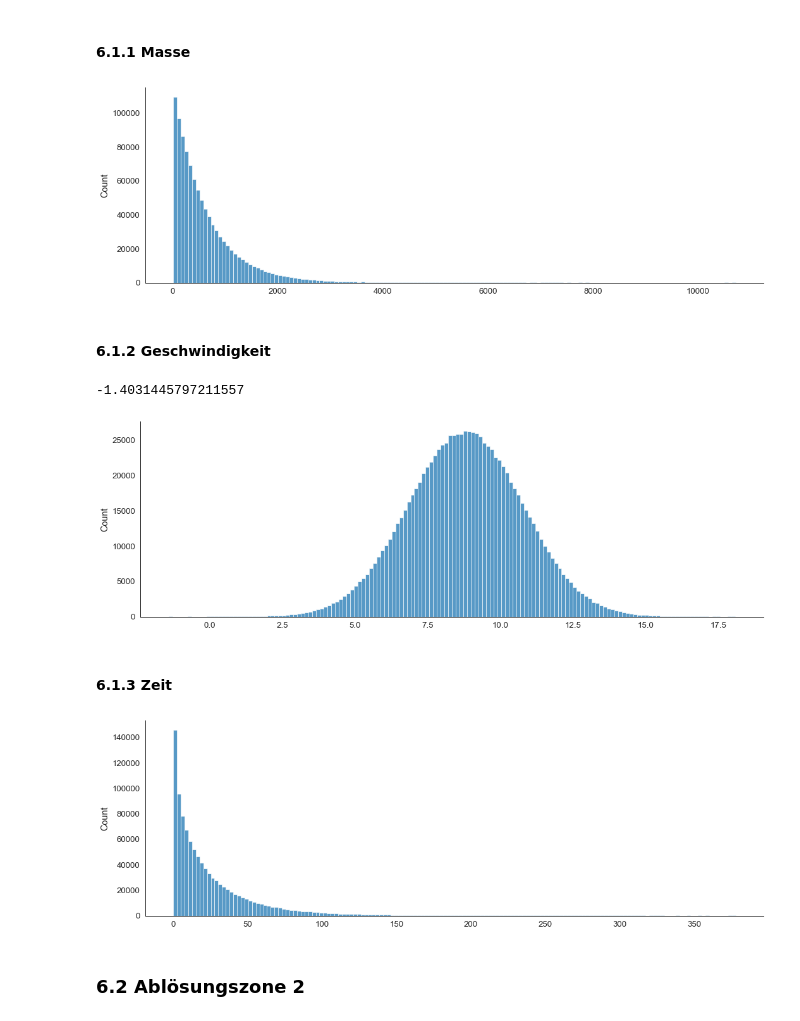
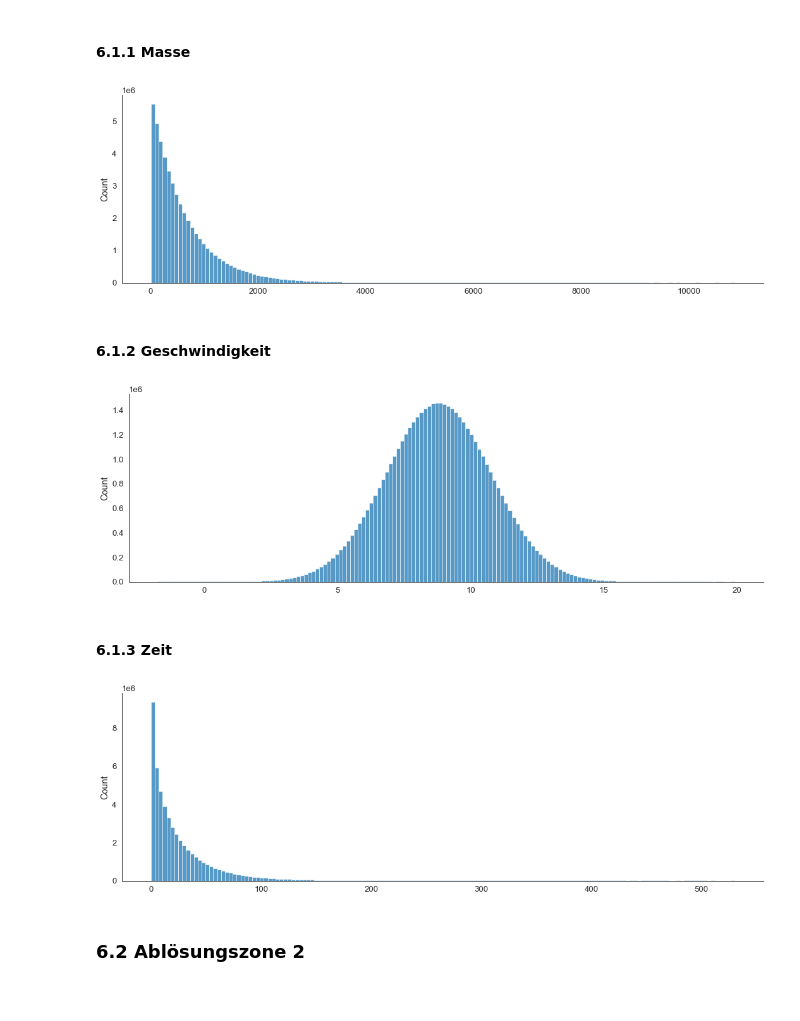
Before and after one commit to 7ben18/FHNW_Steinschlagrisiko, a Jupyter notebook: FHNW_Steinschlagrisiko.ipynb, the cells around one changed output. Cells and saved outputs as stored; diff of their text form; code cells hidden in the pictures.

```diff
--- a/FHNW_Steinschlagrisiko.ipynb
+++ b/FHNW_Steinschlagrisiko.ipynb
@@ -584,7 +481,10 @@ cdf_function(df_Zeitabstand_2, 0, "Zeitabstand [h]", "exponpow")
 ## 6. Simulation von Masse, Geschwindigkeit und Zeit
 # %%
 # Anzahl Daten für die Simulationen
-sim_size = 1000000
+sim_size1 = 50_000_000
+sim_size2 = round(sim_size1 / 3)
+
+np.random.seed(seed=5)
 # %%
 def plotDistr(dataframe, x_val):
     sns.set_style('white')
@@ -595,45 +495,33 @@ def plotDistr(dataframe, x_val):
 # %% [markdown]
 #### 6.1.1 Masse
 # %%
-# {'cauchy': {'loc': 313.1732540199847, 'scale': 188.98367020559948}}
-# Exponentialversteilung:
-# (12.0, 616.6323529411765)
-
-loc, scale = 12.0, 616.6323529411765
-sim_mass_zone1 = stats.expon.rvs(loc, scale, sim_size)
-
+loc, scale = get_fitted_par(df1, "Masse [kg]", "expon")
+sim_mass_zone1 = stats.expon.rvs(loc, scale, sim_size1)
 df_sim_mass_zone1 = pd.DataFrame(sim_mass_zone1)
 
 plotDistr(df_sim_mass_zone1, sim_mass_zone1)
 # %% [output]
-[figure, old version]
+[figure, new version]
 # %% [markdown]
 #### 6.1.2 Geschwindigkeit
 # %%
-# {'norm': {'loc': 8.788235294117646, 'scale': 1.9745088303442118}}
-loc, scale = 8.788235294117646, 1.9745088303442118
-sim_speed_zone1 = stats.norm.rvs(loc, scale, sim_size)
-
+loc, scale = get_fitted_par(df1, "Geschwindigkeit [m/s]", "norm")
+sim_speed_zone1 = stats.norm.rvs(loc, scale, sim_size1)
 df_sim_speed_zone1 = pd.DataFrame(sim_speed_zone1)
 
 plotDistr(df_sim_speed_zone1, sim_speed_zone1)
-
-print(min(sim_speed_zone1))
 # %% [output]
--1.4031445797211557
-[figure, old version]
+[figure, new version]
 # %% [markdown]
 #### 6.1.3 Zeit
 # %%
-# {'gamma': {'a': 0.7720943018929209, 'loc': -2.1070777126863917e-25, 'scale': 32.180388904581854}}
-a, loc, scale = 0.7720943018929209, -2.1070777126863917e-25, 32.180388904581854
-sim_time_zone1 = stats.gamma.rvs(a, loc, scale, sim_size)
-
+a, loc, scale = get_fitted_par(df_Zeitabstand_1, 0, "gamma")
+sim_time_zone1 = stats.gamma.rvs(a, loc, scale, sim_size1)
 df_sim_time_zone1 = pd.DataFrame(sim_time_zone1)
 
 plotDistr(df_sim_time_zone1, sim_time_zone1)
 # %% [output]
-[figure, old version]
+[figure, new version]
 # %% [markdown]
 ### 6.2 Ablösungszone 2
 # %% [markdown]
```
Also changed, not shown: parts of 42 cells of this notebook.
